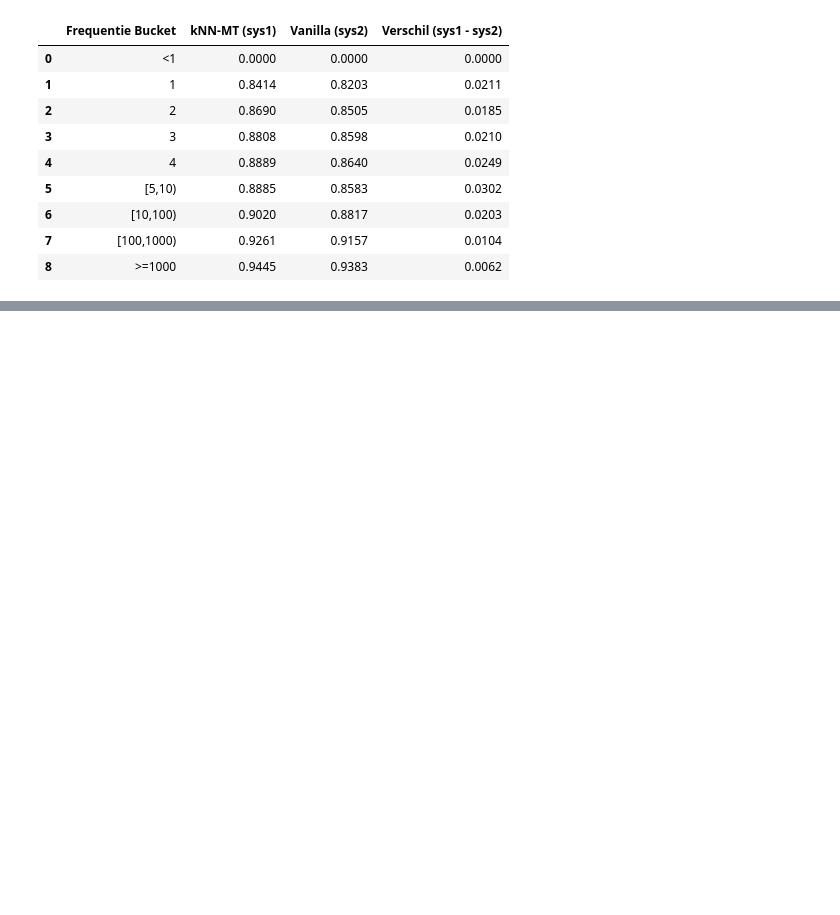
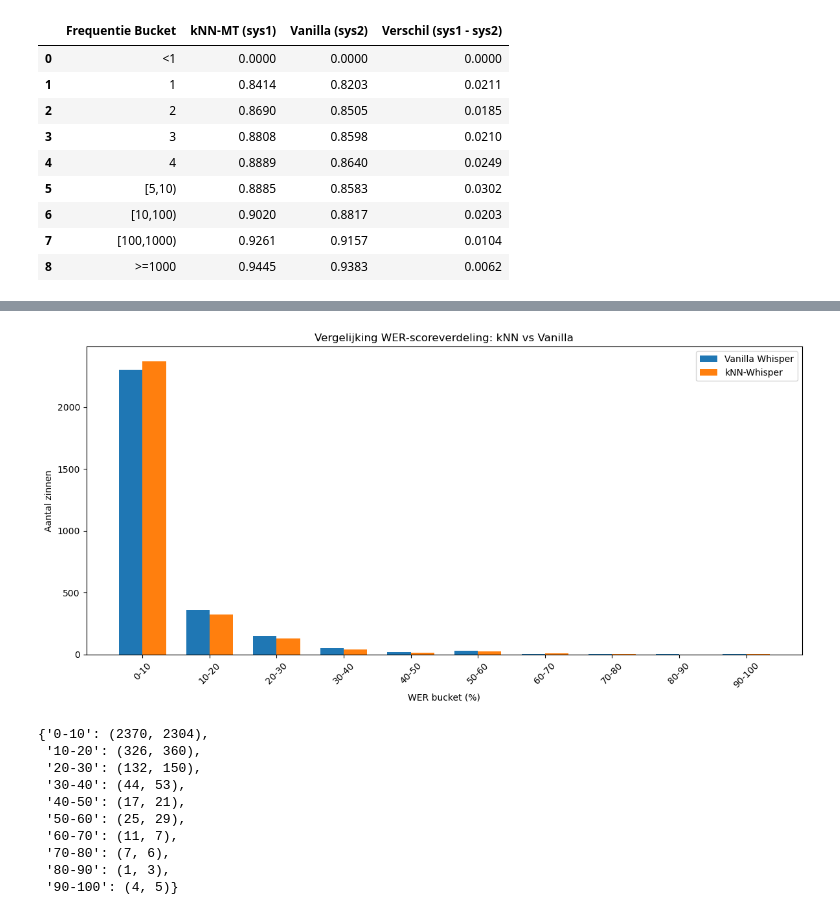
Before and after one commit to SedatGunay/kNN-MT, a Jupyter notebook: notebooks/voxpopuli.ipynb, the cells around one changed output, grey strips where cells are left out. Drawn from its saved outputs; the diff is of its cells as text; code cells hidden in the pictures; blank space fills up the shorter version.

```diff
--- a/notebooks/voxpopuli.ipynb
+++ b/notebooks/voxpopuli.ipynb
@@ -216,0 +362,18 @@ display(df_commonvoice_pos_TEST)
+# %%
+compare_wer_buckets_two_systems(
+    knn_file="results/wer_scores_knn_libri.txt",
+    vanilla_file="results/wer_scores_van_libri.txt",
+    system_names=("kNN-Whisper", "Vanilla Whisper")
+)
+# %% [output]
+[figure, added]
+{'0-10': (2370, 2304),
+ '10-20': (326, 360),
+ '20-30': (132, 150),
+ '30-40': (44, 53),
+ '40-50': (17, 21),
+ '50-60': (25, 29),
+ '60-70': (11, 7),
+ '70-80': (7, 6),
+ '80-90': (1, 3),
+ '90-100': (4, 5)}
```
Also changed, not shown: parts of 11 cells of this notebook, 24 other files.
